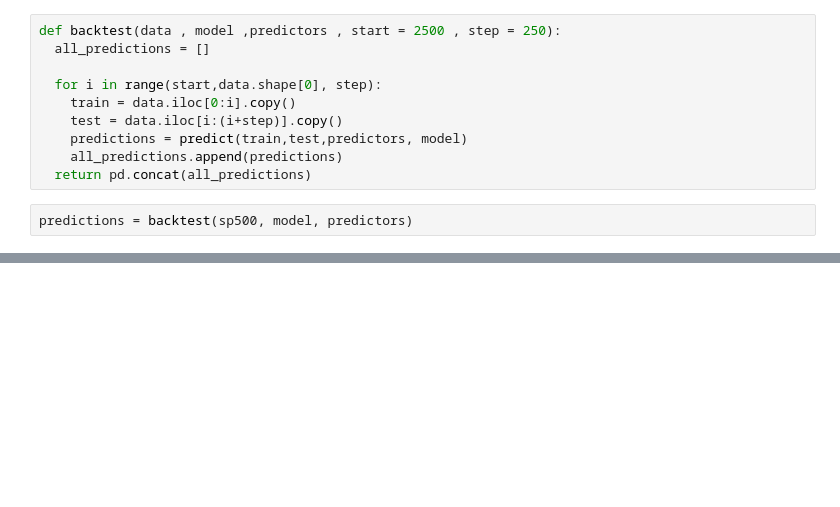
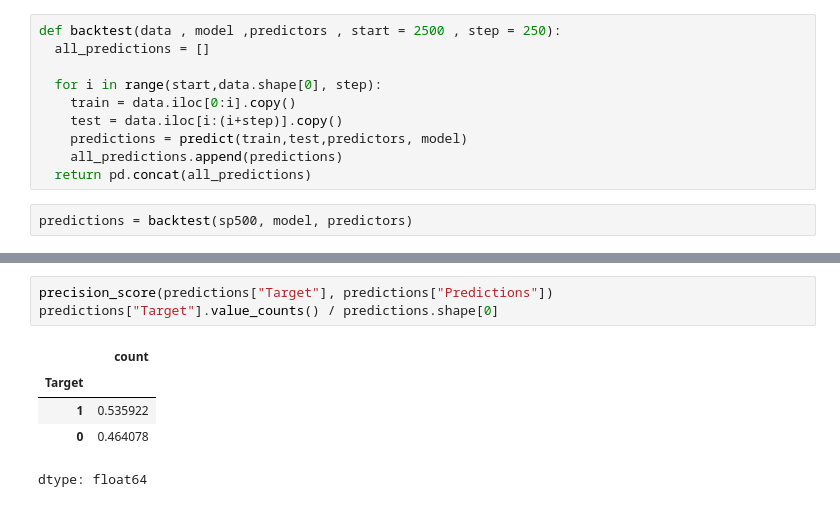
Before and after one commit to hxrshal512/S-P500-stocks-predictions, a Jupyter notebook: Untitled1.ipynb, the cells around one changed output, grey strips where cells are left out. Saved outputs shown, nothing was run; the diff lists cells and outputs as text; blank space fills up the shorter version.

```diff
--- a/Untitled1.ipynb
+++ b/Untitled1.ipynb
@@ -134,0 +143,9 @@ predictions = backtest(sp500, model, predictors)
+# %%
+precision_score(predictions["Target"], predictions["Predictions"])
+predictions["Target"].value_counts() / predictions.shape[0]
+# %% [output]
+|  | count |
+| Target |  |
+| 1 | 0.535922 |
+| 0 | 0.464078 |
+dtype: float64
```
Also changed, not shown: parts of 10 cells of this notebook.
